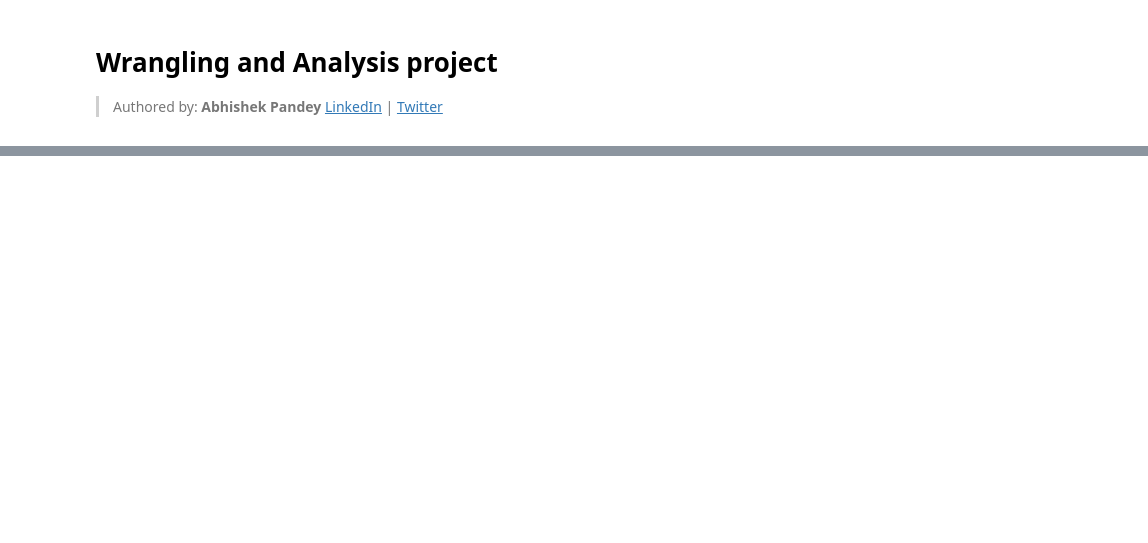
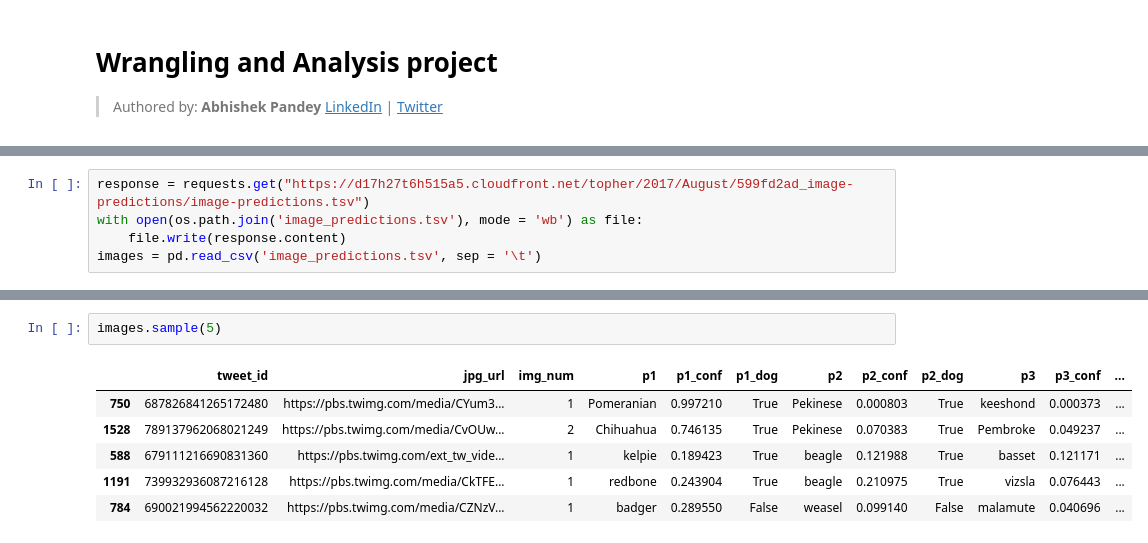
Before and after one commit to abhishekpandeyIT/Twitter_Data_Analysis, a Jupyter notebook: wrangle_act.ipynb, the cells around one changed output, grey strips where cells are left out. Saved outputs shown, nothing was run; the diff lists cells and outputs as text; blank space fills up the shorter version.

```diff
--- a/wrangle_act.ipynb
+++ b/wrangle_act.ipynb
@@ -160,0 +46,5 @@ images.sample(2)
+# %%
+response = requests.get("https://d17h27t6h515a5.cloudfront.net/topher/2017/August/599fd2ad_image-predictions/image-predictions.tsv")
+with open(os.path.join('image_predictions.tsv'), mode = 'wb') as file:
+    file.write(response.content)
+images = pd.read_csv('image_predictions.tsv', sep = '\t')
@@ -161,2 +436,11 @@ images.sample(2)
+# %%
+images.sample(5)
+# %% [output]
+|  | tweet_id | jpg_url | img_num | p1 | p1_conf | p1_dog | p2 | p2_conf | p2_dog | p3 | p3_conf | ... |
+| 750 | 687826841265172480 | https://pbs.twimg.com/media/CYum3... | 1 | Pomeranian | 0.997210 | True | Pekinese | 0.000803 | True | keeshond | 0.000373 | ... |
+| 1528 | 789137962068021249 | https://pbs.twimg.com/media/CvOUw... | 2 | Chihuahua | 0.746135 | True | Pekinese | 0.070383 | True | Pembroke | 0.049237 | ... |
+| 588 | 679111216690831360 | https://pbs.twimg.com/ext_tw_vide... | 1 | kelpie | 0.189423 | True | beagle | 0.121988 | True | basset | 0.121171 | ... |
+| 1191 | 739932936087216128 | https://pbs.twimg.com/media/CkTFE... | 1 | redbone | 0.243904 | True | beagle | 0.210975 | True | vizsla | 0.076443 | ... |
+| 784 | 690021994562220032 | https://pbs.twimg.com/media/CZNzV... | 1 | badger | 0.289550 | False | weasel | 0.099140 | False | malamute | 0.040696 | ... |
 # %%
 images.info()
```
Also changed, not shown: parts of 155 cells of this notebook, 8 other files.
